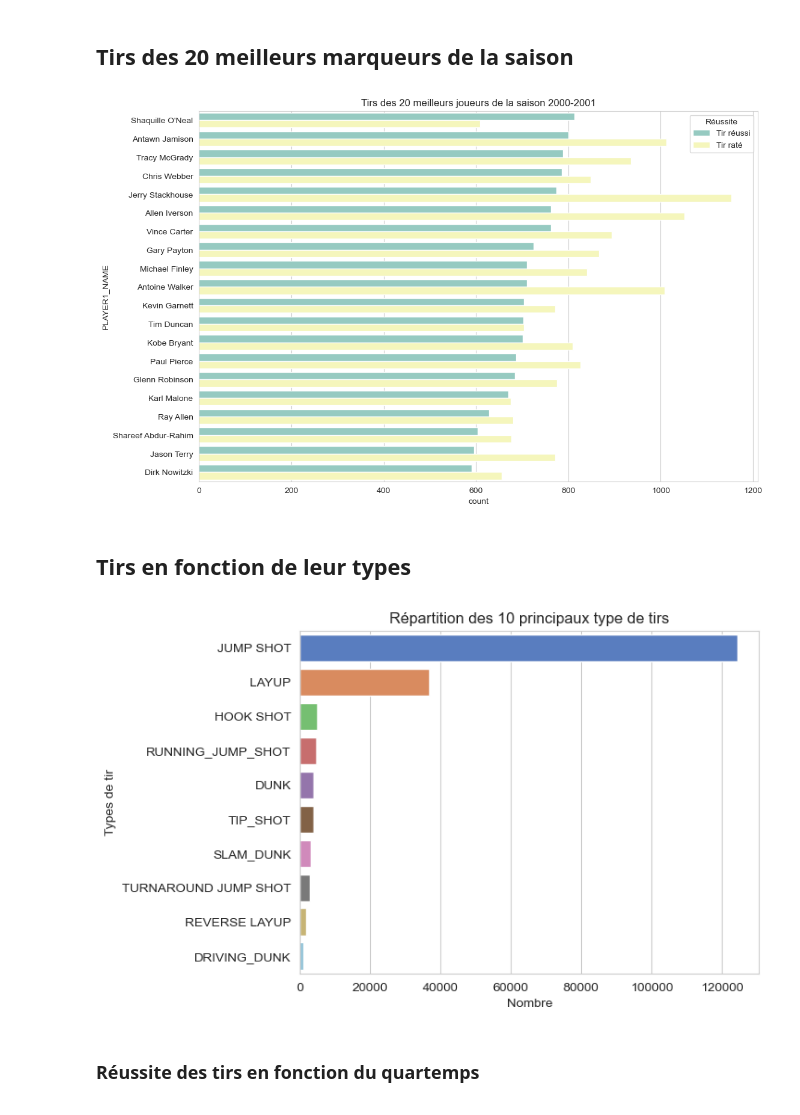
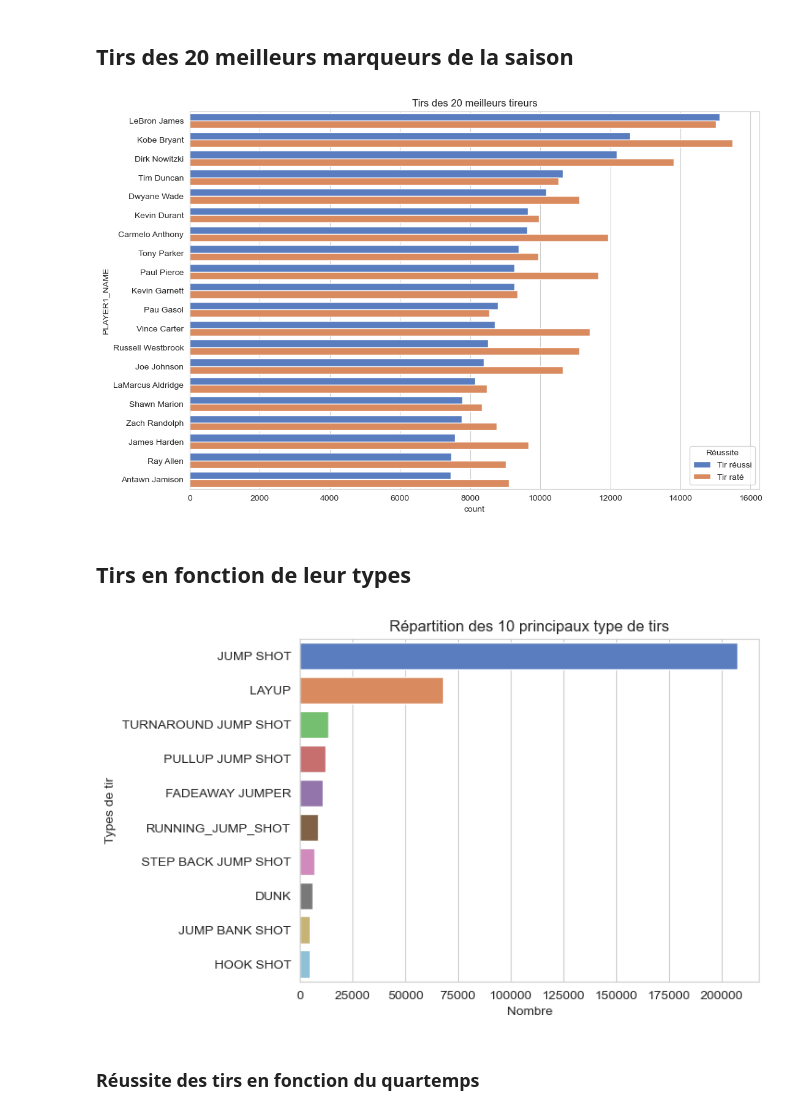
Before and after one commit to DataScientest-Studio/fev24_cds_nba1, a Jupyter notebook: notebooks/1.0-sarah-data-exploration.ipynb, the cells around one changed output. Drawn from its saved outputs; the diff is of its cells as text; code cells hidden in the pictures.

```diff
--- a/notebooks/1.0-sarah-data-exploration.ipynb
+++ b/notebooks/1.0-sarah-data-exploration.ipynb
@@ -42,10 +35,17 @@ pd.set_option("display.max_columns", 500)
 # %%
+# Clean all datasets from 2000 to 2019
 files = ['2000-01_pbp.csv','2001-02_pbp.csv','2002-03_pbp.csv','2003-04_pbp.csv','2004-05_pbp.csv',
          '2005-06_pbp.csv','2006-07_pbp.csv','2007-08_pbp.csv','2008-09_pbp.csv','2009-10_pbp.csv',
          '2010-11_pbp.csv','2011-12_pbp.csv','2012-13_pbp.csv','2013-14_pbp.csv','2014-15_pbp.csv',
-         '2015-16_pbp.csv','2016-17_pbp.csv','2017-18_pbp.csv','2018-19_pbp.csv','2019-20_pbp.csv']
+         '2015-16_pbp.csv','2016-17_pbp.csv','2017-18_pbp.csv','2018-19_pbp.csv', 'missing_pbp_2019-2020.csv',
+         'missing_pbp.csv']
+
+all_data = []
 
 for file in files:
-    pbp = pd.read_csv("../data/raw/"+file, index_col=0)
-    print("\n", file)
-    print(pbp.info())
+    data = pd.read_csv("../data/raw/" + file, index_col=0)
+    all_data.append(data)
+
+
+# Concat everything
+pbp = pd.concat(all_data)
@@ -70,6 +52,2 @@ None
 # %% [markdown]
 ## Info de base : nombre de ligne, valeurs manquantes, types des colonnes
-# %%
-# Changer le nom du fichier pour analyser une saison (entre 2000 et 2019)
-pbp = pd.read_csv("../data/raw/2000-01_pbp.csv", index_col=0)
-pbp.info()
@@ -484,19 +470,19 @@ filtered_df['SHOTDISTANCE'] = filtered_df['SHOTDISTANCE'].astype(int)
 # %%
 plt.figure(figsize=(12,8))
 plot = sns.countplot(data=filtered_df,
               y="PLAYER1_NAME",
               hue="EVENTMSGTYPE",
               order=filtered_df[filtered_df.EVENTMSGTYPE==1]['PLAYER1_NAME'].value_counts().index)
-plt.title('Tirs des 20 meilleurs joueurs de la saison 2000-2001')
+plt.title('Tirs des 20 meilleurs tireurs')
 
 # Légende
 leg = plot.axes.get_legend()
 leg.set_title('Réussite')
 new_labels = ['Tir réussi', 'Tir raté']
 for t, l in zip(leg.texts, new_labels):
     t.set_text(l)
 # %% [output]
-[figure, old version]
+[figure, new version]
 # %% [markdown]
 ## Tirs en fonction de leur types
 # %%
@@ -582,7 +568,7 @@ plt.ylabel("Types de tir")
 plt.xlabel("Nombre")
 plt.show()
 # %% [output]
-[figure, old version]
+[figure, new version]
 # %% [markdown]
 ### Réussite des tirs en fonction du quartemps
 # %%
```
Also changed, not shown: parts of 23 cells of this notebook, 12 other files.
